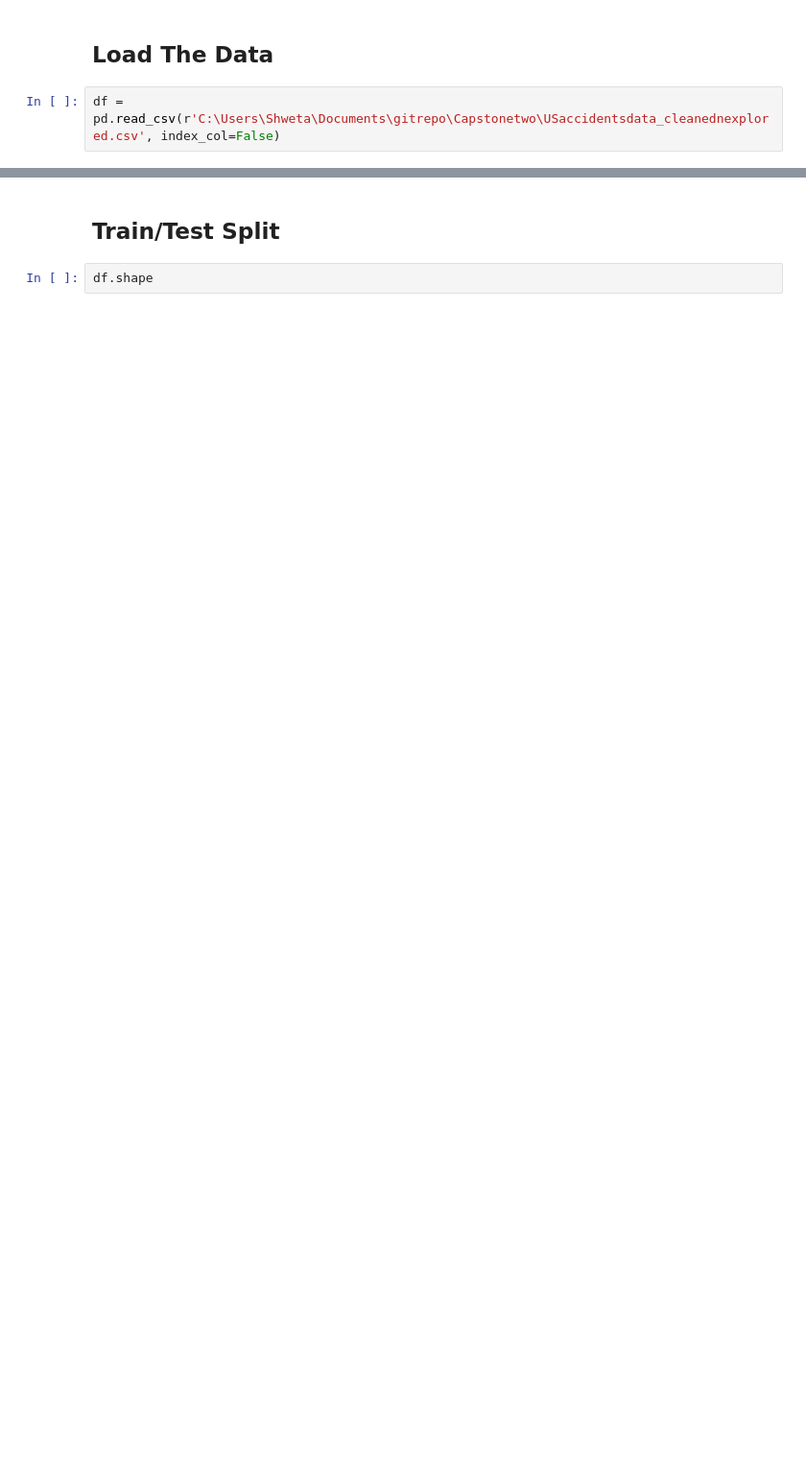
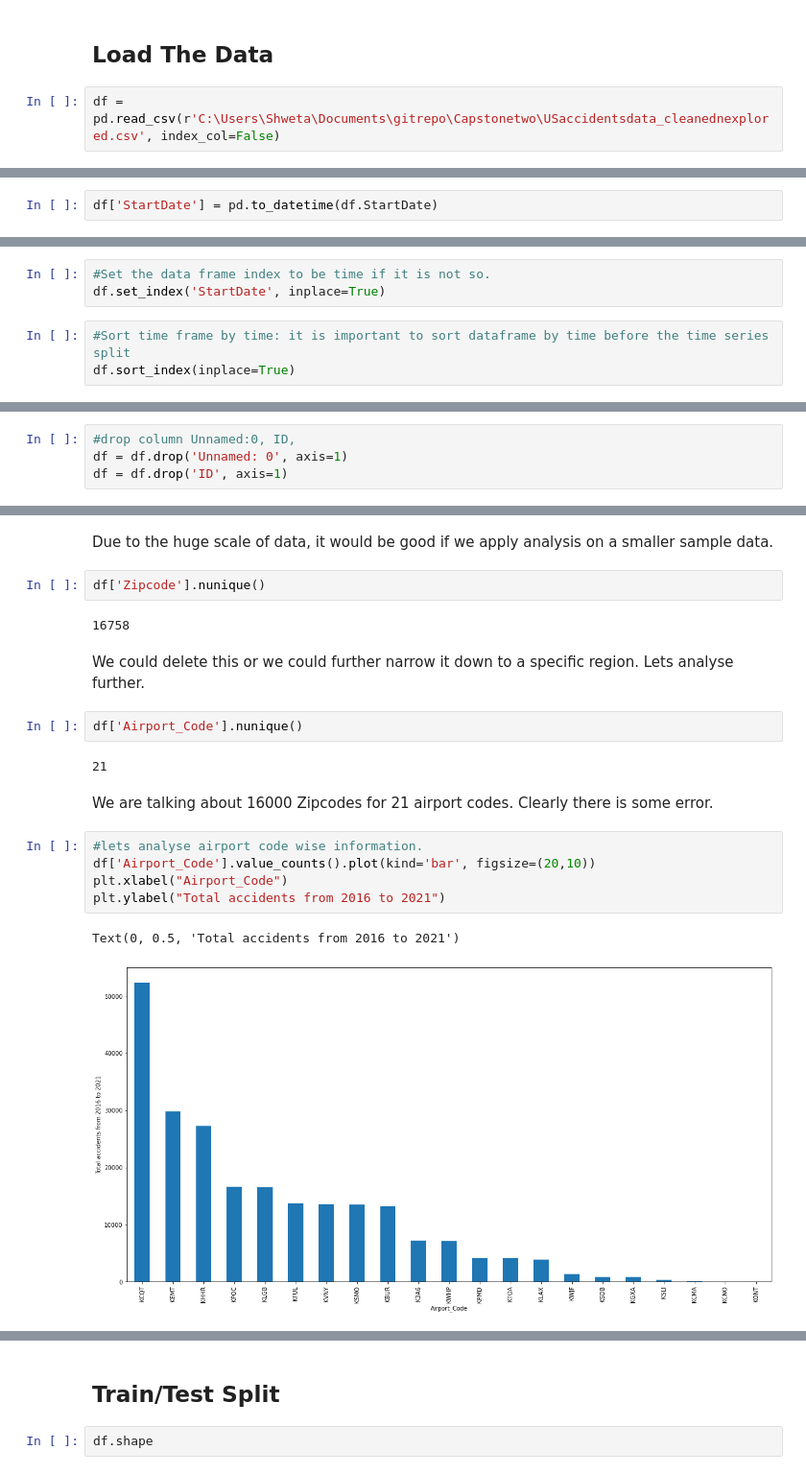
Before and after one commit to decode19/Springboard, a Jupyter notebook: Preprocessing and Training - Capstone two.ipynb, the cells around one changed output, grey strips where cells are left out. Shown at 96% size. Drawn from its saved outputs; the diff is of its cells as text; blank space fills up the shorter version.

```diff
--- a/Preprocessing and Training - Capstone two.ipynb
+++ b/Preprocessing and Training - Capstone two.ipynb
@@ -81,0 +81,2 @@ memory usage: 987.5+ MB
+# %%
+df['StartDate'] = pd.to_datetime(df.StartDate)
@@ -81,0 +103,6 @@ memory usage: 987.5+ MB
+# %%
+#Set the data frame index to be time if it is not so.
+df.set_index('StartDate', inplace=True)
+# %%
+#Sort time frame by time: it is important to sort dataframe by time before the time series split
+df.sort_index(inplace=True)
@@ -81,0 +139,4 @@ memory usage: 987.5+ MB
+# %%
+#drop column Unnamed:0, ID,
+df = df.drop('Unnamed: 0', axis=1)
+df = df.drop('ID', axis=1)
@@ -81,0 +260,22 @@ memory usage: 987.5+ MB
+# %% [markdown]
+Due to the huge scale of data, it would be good if we apply analysis on a smaller sample data.
+# %%
+df['Zipcode'].nunique()
+# %% [output]
+16758
+# %% [markdown]
+We could delete this or we could further narrow it down to a specific region. Lets analyse further.
+# %%
+df['Airport_Code'].nunique()
+# %% [output]
+21
+# %% [markdown]
+We are talking about 16000 Zipcodes for 21 airport codes. Clearly there is some error.
+# %%
+#lets analyse airport code wise information.
+df['Airport_Code'].value_counts().plot(kind='bar', figsize=(20,10))
+plt.xlabel("Airport_Code")
+plt.ylabel("Total accidents from 2016 to 2021")
+# %% [output]
+Text(0, 0.5, 'Total accidents from 2016 to 2021')
+[figure, added]
```
Also changed, not shown: parts of 146 cells of this notebook.
